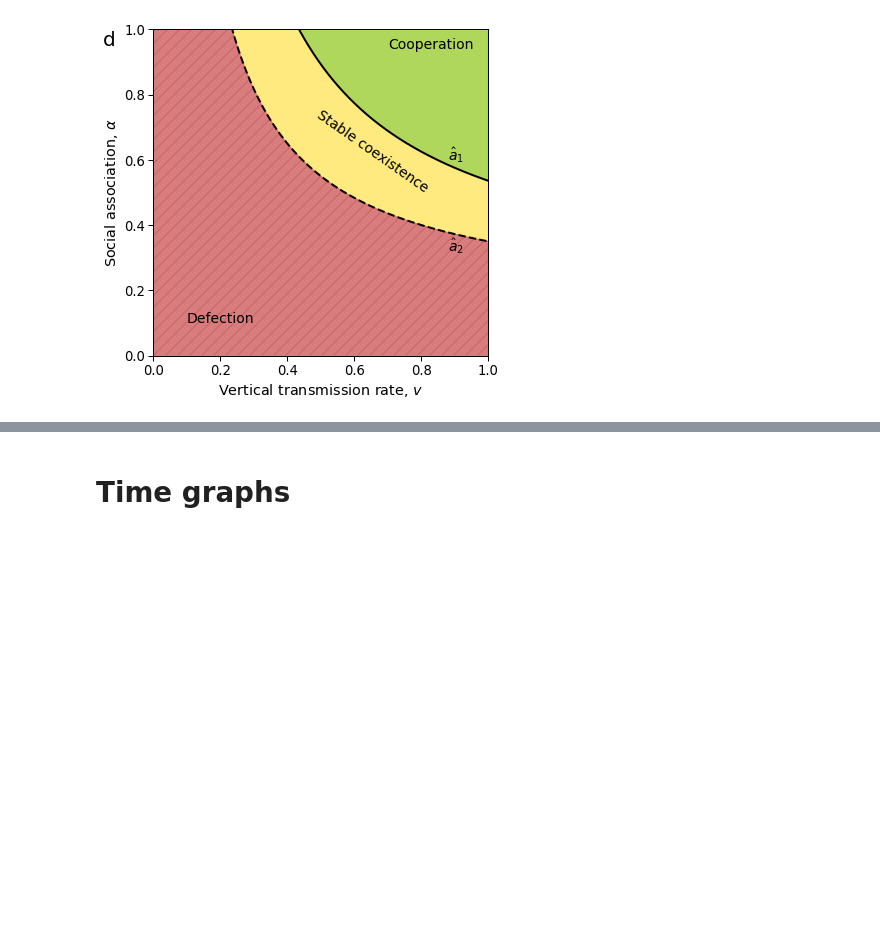
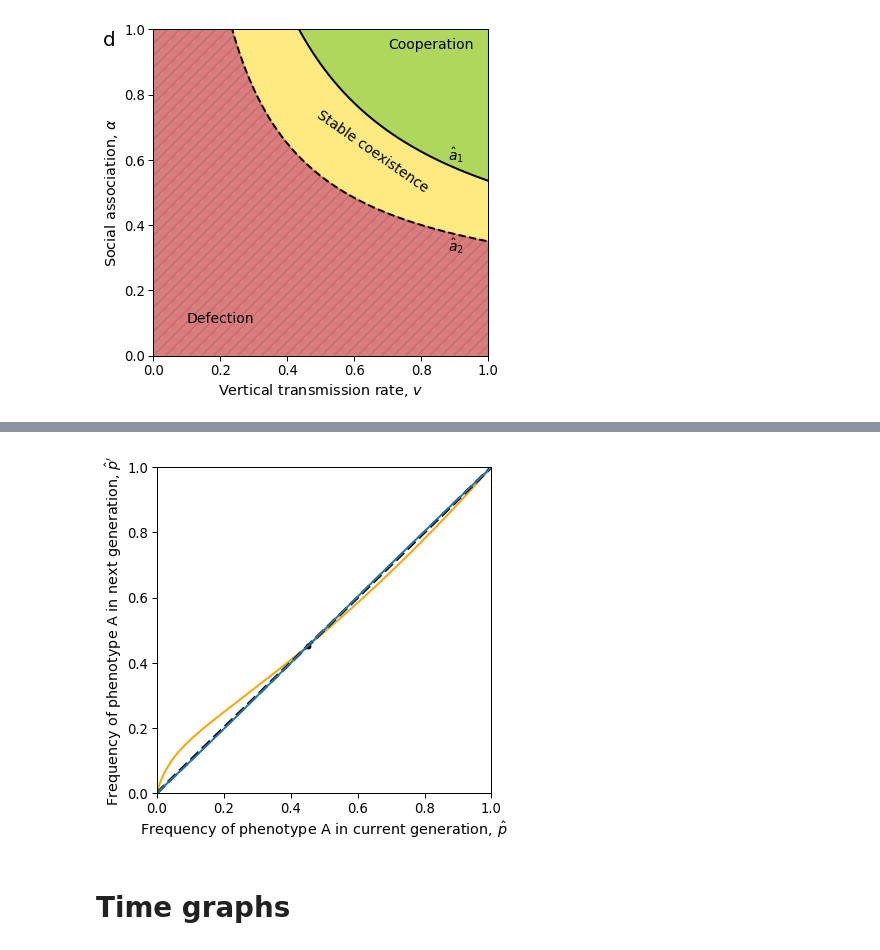
Before and after one commit to yoavram-lab/CulturalCooperation, a Jupyter notebook: ms/figures.ipynb, the cells around one changed output, grey strips where cells are left out. Cells and saved outputs as stored; diff of their text form; code cells hidden in the pictures; blank space fills up the shorter version.

Commit message:
Add unstable coexistence to figure 5

```diff
--- a/ms/figures.ipynb
+++ b/ms/figures.ipynb
@@ -457,0 +460,83 @@ The PostScript backend does not support transparency; partially transparent arti
+# %%
+p = np.arange(0, 1, 0.0001)
+
+def p_adult_function(p):
+    p_adults = (p**2)*(T_B-T_A)+p*(1+T_A-T_B)
+    return p_adults
+
+def p_parents_function(p):
+    x1 = (p ** 2)*(1+b-c)*(1-(1-p)*(1-α)*T_B)
+    x2 = p*(1-p)*(1-c)*(p*(1-α)*T_B+1-T_B)
+    x3 = p*(1-p)*(1+b)*(p*(1-α)+α)*T_A
+    x4 = ((1-p)**2)*p*(1-α)*T_A
+    omega = 1+p*(b-c)
+    p_parents = (x1+x2+x3+x4)/omega
+    return p_parents
+
+def p_next_gen(p_adults, p_parents):
+    p_tag = v*p_parents + (1-v)*p_adults
+    return p_tag
+# %%
+fig, ax = plt.subplots(figsize=(6, 6))
+
+b=20
+α = 1
+T_A = 0.4
+T_B = 0.9
+v = 0.4
+c = 0.1
+
+β1 = (c*(1-v)-b*(1-α*v))*(T_A-T_B)
+β3 = α*b*v*T_A - c*v*(1-T_B) + T_A-T_B
+
+print(β1)
+print(β3)
+print("p*" + str(β3/β1))
+
+
+
+p_parents = p_parents_function(p)
+p_adults = p_adult_function(p)
+
+p_tag = p_next_gen(p_adults, p_parents)
+
+p1 =  p_next_gen(p_adult_function(β3/β1), p_parents_function(β3/β1))
+print(p1)
+
+ax.plot(p, p_tag, color = "orange", linewidth = 2)
+ax.plot(p, p, 'k--', linewidth = 3)
+ax.plot(β3/β1, β3/β1, "ko", label = r'$\hat{p}^*$')
+ax.set_xlabel(r'Frequency of phenotype A in current generation, $\hat{p}$')
+ax.set_ylabel(r"Frequency of phenotype A in next generation, $\hat{p}'$")
+ax.set_ylim(0, 1)
+ax.set_xlim(0, 1)
+
+
+print("----")
+
+b=1.2
+α = 0.09
+T_A = 0.5
+T_B = 0.4
+v = 0.6
+c = 0.487
+
+β1 = (c*(1-v)-b*(1-α*v))*(T_A-T_B)
+β3 = α*b*v*T_A - c*v*(1-T_B) + T_A-T_B
+
+print(β1)
+print(β3)
+print("p*" + str(β3/β1))
+
+p_parents = p_parents_function(p)
+p_adults = p_adult_function(p)
+
+p_tag = p_next_gen(p_adults, p_parents)
+
+p1 =  p_next_gen(p_adult_function(β3/β1), p_parents_function(β3/β1))
+print(p1)
+ax.plot(p, p_tag, linewidth = 2)
+
+
+plt.savefig('Figures\coexistence_with_oblique.pdf')
+# %% [output]
@@ -458,3 +552,4 @@ The PostScript backend does not support transparency; partially transparent arti
+[figure, added]
 # %% [markdown]
 # Time graphs
 # %%
```
Also changed, not shown: parts of 3 cells of this notebook, 3 other files.
